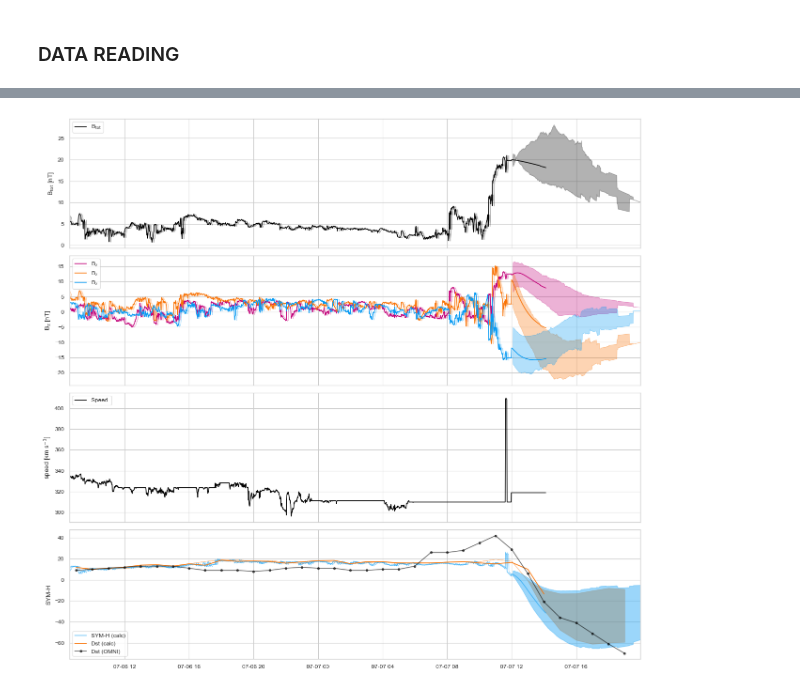
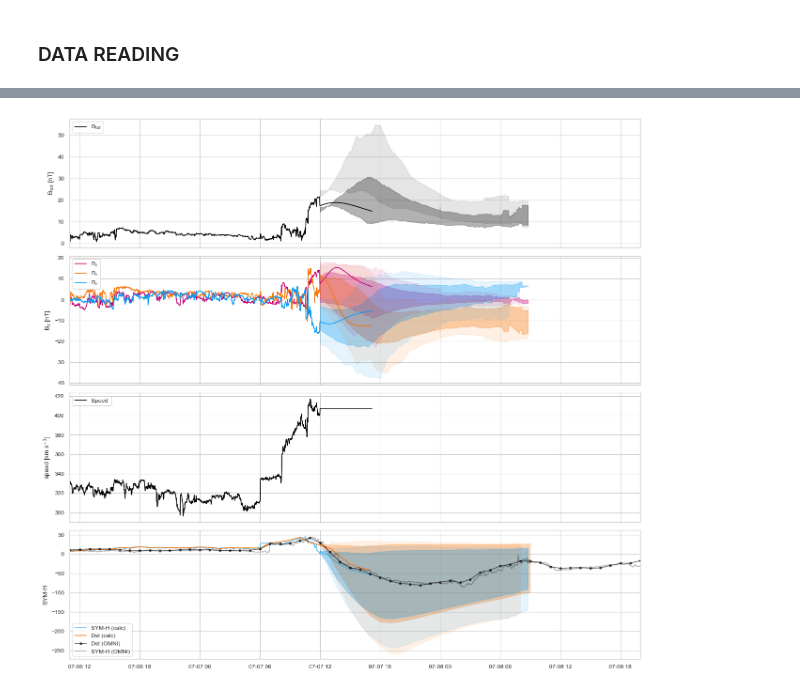
Before and after one commit to EvaWeiler/real-time, a Jupyter notebook: sub_l1_monitoring_real_time_3DCORE.ipynb, the cells around one changed output, grey strips where cells are left out. Cells and saved outputs as stored; diff of their text form; code cells hidden in the pictures.

```diff
--- a/sub_l1_monitoring_real_time_3DCORE.ipynb
+++ b/sub_l1_monitoring_real_time_3DCORE.ipynb
@@ -355,4 +410,6 @@ if ensemble:
 # %%
+start_time_calculation = time.time()
+
 
 #for x in range(n_ensembles):
 
@@ -362,18 +419,16 @@ sc_fr_dst['dst'] = pred.calc_dst_temerin_li(sc_fr_dst['time'], sc_fr_dst['btot']
 sc_0['symh'] = pred.calc_dst_temerin_li(sc_0['time'], sc_0['btot'], sc_0['bx'], sc_0['by'], sc_0['bz'], sc_0['speed'], sc_0['speed'],sc_0['density'], dst1=-15, dst2=-6, dst3=-10, version='2006', linear_t_correction=True, minute_res=True)
 sc_0_dst['dst'] = pred.calc_dst_temerin_li(sc_0_dst['time'], sc_0_dst['btot'], sc_0_dst['bx'], sc_0_dst['by'], sc_0_dst['bz'], sc_0_dst['speed'], sc_0_dst['speed'],sc_0_dst['density'], dst1=-15, dst2=-6, dst3=-10, version='2006', linear_t_correction=True, minute_res=False)
 
+sc_0_2sig['symh'] = pred.calc_dst_temerin_li(sc_0_2sig['time'], sc_0_2sig['btot'], sc_0_2sig['bx'], sc_0_2sig['by'], sc_0_2sig['bz'], sc_0_2sig['speed'], sc_0_2sig['speed'],sc_0_2sig['density'], dst1=-15, dst2=-6, dst3=-10, version='2006', linear_t_correction=True, minute_res=True)
+sc_0_2sig_dst['dst'] = pred.calc_dst_temerin_li(sc_0_2sig_dst['time'], sc_0_2sig_dst['btot'], sc_0_2sig_dst['bx'], sc_0_2sig_dst['by'], sc_0_2sig_dst['bz'], sc_0_2sig_dst['speed'], sc_0_2sig_dst['speed'],sc_0_2sig_dst['density'], dst1=-15, dst2=-6, dst3=-10, version='2006', linear_t_correction=True, minute_res=False)
+
 sc_1['symh'] = pred.calc_dst_temerin_li(sc_1['time'], sc_1['btot'], sc_1['bx'], sc_1['by'], sc_1['bz'], sc_1['speed'], sc_1['speed'],sc_1['density'], dst1=-15, dst2=-6, dst3=-10, version='2006', linear_t_correction=True, minute_res=True)
 sc_1_dst['dst'] = pred.calc_dst_temerin_li(sc_1_dst['time'], sc_1_dst['btot'], sc_1_dst['bx'], sc_1_dst['by'], sc_1_dst['bz'], sc_1_dst['speed'], sc_1_dst['speed'],sc_1_dst['density'], dst1=-15, dst2=-6, dst3=-10, version='2006', linear_t_correction=True, minute_res=False)
 
+sc_1_2sig['symh'] = pred.calc_dst_temerin_li(sc_1_2sig['time'], sc_1_2sig['btot'], sc_1_2sig['bx'], sc_1_2sig['by'], sc_1_2sig['bz'], sc_1_2sig['speed'], sc_1_2sig['speed'], sc_1_2sig['density'], dst1=-15, dst2=-6, dst3=-10, version='2006', linear_t_correction=True, minute_res=True)
+sc_1_2sig_dst['dst'] = pred.calc_dst_temerin_li(sc_1_2sig_dst['time'], sc_1_2sig_dst['btot'], sc_1_2sig_dst['bx'], sc_1_2sig_dst['by'], sc_1_2sig_dst['bz'], sc_1_2sig_dst['speed'], sc_1_2sig_dst['speed'],sc_1_2sig_dst['density'], dst1=-15, dst2=-6, dst3=-10, version='2006', linear_t_correction=True, minute_res=False)
 
-#sc_0['symh']= np.mean(sta_symh, axis=0)
-#sc_0['dst_err_min']=np.mean(sta_symh,axis=0)-np.std(sta_symh, axis=0)
-#sc_0['dst_err_max']=np.mean(sta_symh,axis=0)+np.std(sta_symh, axis=0)
 
-#sc_0_dst['dst']= np.mean(sta_dst, axis=0)
-#sc_0_dst['dst_err_min']= np.mean(sta_dst, axis=0)-np.std(sta_dst, axis=0)
-#sc_0_dst['dst_err_max']= np.mean(sta_dst, axis=0)+np.std(sta_dst, axis=0)
+end_time_calculation = time.time()
 
-#end_time_calculation = time.time()
-
-#print('Time in seconds needed for calculation: ', round(end_time_calculation-start_time_calculation,1), ' seconds')
+print('Time in seconds needed for calculation: ', round(end_time_calculation-start_time_calculation,1), ' seconds')
@@ -393,41 +505,48 @@ c3 = "xkcd:azure"
 fig, (ax1, ax2, ax3, ax4) = plt.subplots(4, 1, figsize=(13,12), sharex=True)
 
 ax1.plot(mdates.num2date(sc_fr['time']), sc_fr['btot'], label=r'B$_{\mathrm{tot}}$', c=c0)
-ax1.fill_between(mdates.num2date(sc_0['time']), y1=sc_0['btot'], y2=sc_1['btot'], color=c0, alpha=0.3)
+ax1.fill_between(mdates.num2date(sc_err_0_time), y1=sc_err_0_btot, y2=sc_err_1_btot, color=c0, alpha=0.3)
+ax1.fill_between(mdates.num2date(sc_err_0_time_2sig), y1=sc_err_0_btot_2sig, y2=sc_err_1_btot_2sig, color=c0, alpha=0.1)
 #ax1.errorbar(mdates.num2date(sc_fr['time']), sc_fr['btot'], yerr=sc_fr['btot_err'], c=c0, alpha=.2)
 #ax1.plot(mdates.num2date(sc_fr_dst['time']), sc_fr_dst['btot'], label=r'B$_{\mathrm{tot}}$, hourly sampled', c=c0, alpha=0.5)
 ax1.set_ylabel(r'B$_{\mathrm{tot}}$ [nT]')
 ax1.legend(loc='upper left')
 
 ax2.plot(mdates.num2date(sc_fr['time']), sc_fr['bx'], label=r'B$_{\mathrm{z}}$', c=c1)
 ax2.plot(mdates.num2date(sc_fr['time']), sc_fr['by'], label=r'B$_{\mathrm{z}}$', c=c2)
 ax2.plot(mdates.num2date(sc_fr['time']), sc_fr['bz'], label=r'B$_{\mathrm{z}}$', c=c3)
-ax2.fill_between(mdates.num2date(sc_0['time']), y1=sc_0['bx'], y2=sc_1['bx'], color=c1, alpha=0.3)
-ax2.fill_between(mdates.num2date(sc_0['time']), y1=sc_0['by'], y2=sc_1['by'], color=c2, alpha=0.3)
-ax2.fill_between(mdates.num2date(sc_0['time']), y1=sc_0['bz'], y2=sc_1['bz'], color=c3, alpha=0.3)
+ax2.fill_between(mdates.num2date(sc_err_0_time), y1=sc_err_0_bx, y2=sc_err_1_bx, color=c1, alpha=0.3)
+ax2.fill_between(mdates.num2date(sc_err_0_time), y1=sc_err_0_by, y2=sc_err_1_by, color=c2, alpha=0.3)
+ax2.fill_between(mdates.num2date(sc_err_0_time), y1=sc_err_0_bz, y2=sc_err_1_bz, color=c3, alpha=0.3)
+ax2.fill_between(mdates.num2date(sc_err_0_time_2sig), y1=sc_err_0_bx_2sig, y2=sc_err_1_bx_2sig, color=c1, alpha=0.1)
+ax2.fill_between(mdates.num2date(sc_err_0_time_2sig), y1=sc_err_0_by_2sig, y2=sc_err_1_by_2sig, color=c2, alpha=0.1)
+ax2.fill_between(mdates.num2date(sc_err_0_time_2sig), y1=sc_err_0_bz_2sig, y2=sc_err_1_bz_2sig, color=c3, alpha=0.1)
 #ax2.plot(mdates.num2date(sc_fr_dst['time']), sc_fr_dst['bz'], label=r'B$_{\mathrm{z}}, hourly sampled$', c=c3, alpha=0.5)
 ax2.set_ylabel(r'B$_{\mathrm{z}}$ [nT]')
 ax2.legend(loc='upper left')
 
 ax3.plot(mdates.num2date(sc_fr['time']), sc_fr['speed'], label='Speed ', c=c0)
 ax3.set_ylabel('speed [km s$^{-1}$]')
 ax3.legend(loc='upper left')
 
 ax4.plot(mdates.num2date(sc_fr['time']), sc_fr['symh'], label='SYM-H (calc)', c=c3, alpha=0.6)
 ax4.plot(mdates.num2date(sc_fr_dst['time']), sc_fr_dst['dst'], label='Dst (calc)', c=c2)
 ax4.plot(olr['time'], olr['dst'], label='Dst (OMNI)',color='black', marker='o', ms=3, linestyle='-', alpha=0.6)
-ax4.fill_between(mdates.num2date(sc_0_dst['time']), y1=sc_0_dst['dst'], y2=sc_1_dst['dst'], color=c2, alpha=0.4)
-ax4.fill_between(mdates.num2date(sc_0['time']), y1=sc_0['symh'], y2=sc_1['symh'], color=c3, alpha=0.4)
+ax4.plot(ohr['time'], ohr['symh'], label='SYM-H (OMNI)',color='black', linestyle='-', alpha=0.3)
+ax4.fill_between(mdates.num2date(sc_dst_err_0_time), y1=sc_dst_err_0_dst, y2=sc_dst_err_1_dst, color=c2, alpha=0.3)
+ax4.fill_between(mdates.num2date(sc_err_0_time), y1=sc_err_0_symh, y2=sc_err_1_symh, color=c3, alpha=0.3)
+ax4.fill_between(mdates.num2date(sc_dst_err_0_time_2sig), y1=sc_dst_err_0_dst_2sig, y2=sc_dst_err_1_dst_2sig, color=c2, alpha=0.1)
+ax4.fill_between(mdates.num2date(sc_err_0_time_2sig), y1=sc_err_0_symh_2sig, y2=sc_err_1_symh_2sig, color=c3, alpha=0.1)
 #ax4.fill_between(mdates.num2date(sc_fr_dst['time']), y1=sc_fr_dst['dst_err_min'], y2=sc_fr_dst['dst_err_max'], color=c2, alpha=0.4)
 ax4.set_ylabel('SYM-H')
 ax4.legend(loc='lower left')
-plt.xlim(sc_0['time'][0],sc_0['time'][-1])
+plt.xlim(sc_0_dst['time'][0],olr['time'][-1])
 fig.tight_layout()
 
-plt.savefig('Dst_SYMH_3DCORE_July2022.pdf')
+plt.savefig('Dst_SYMH_3DCORE_July2022_35min.pdf')
 #plt.close()
 plt.show()
 # %% [output]
-[figure, old version]
+[figure, new version]
 # %%
 pickle.dump([sc_0['symh'], sc_0['dst_err_min'], sc_0['dst_err_max'], sc_0_dst['dst'], sc_0_dst['dst_err_min'], sc_0_dst['dst_err_max']], open('Dst_SYMH.p', 'wb'))
```
Also changed, not shown: parts of 13 cells of this notebook.
